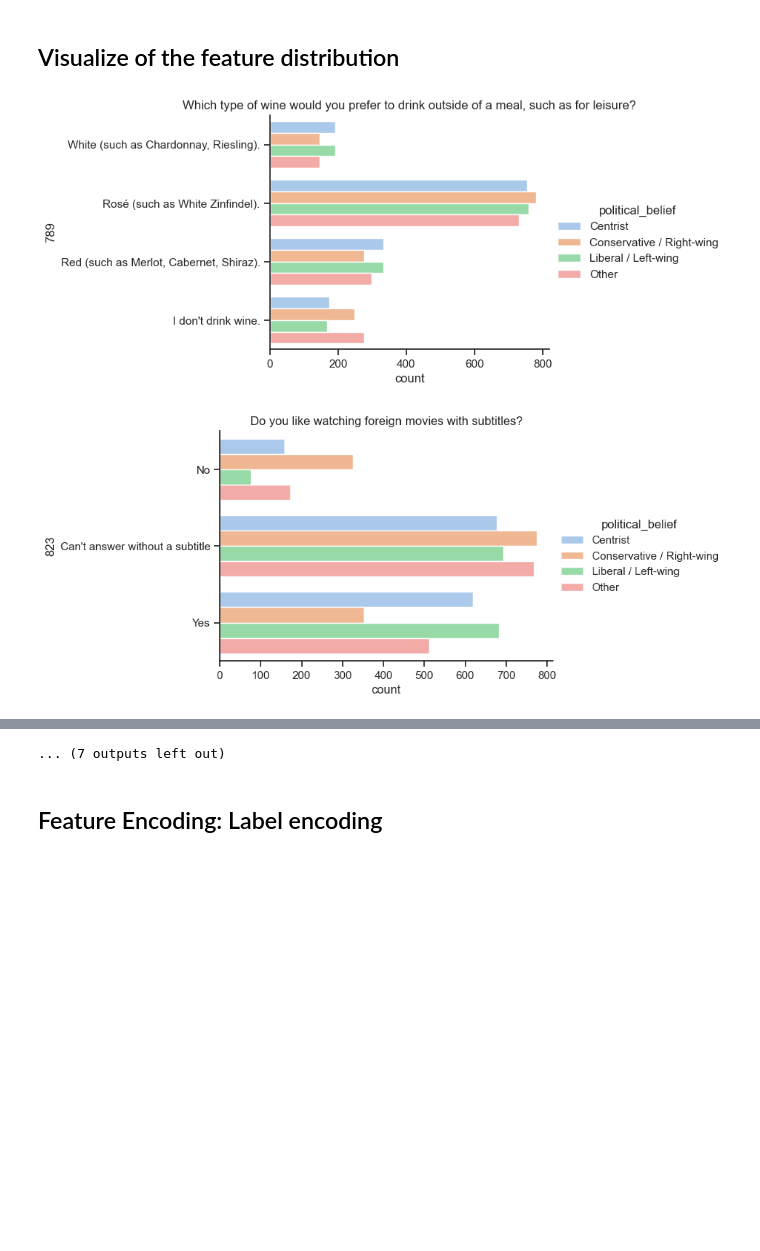
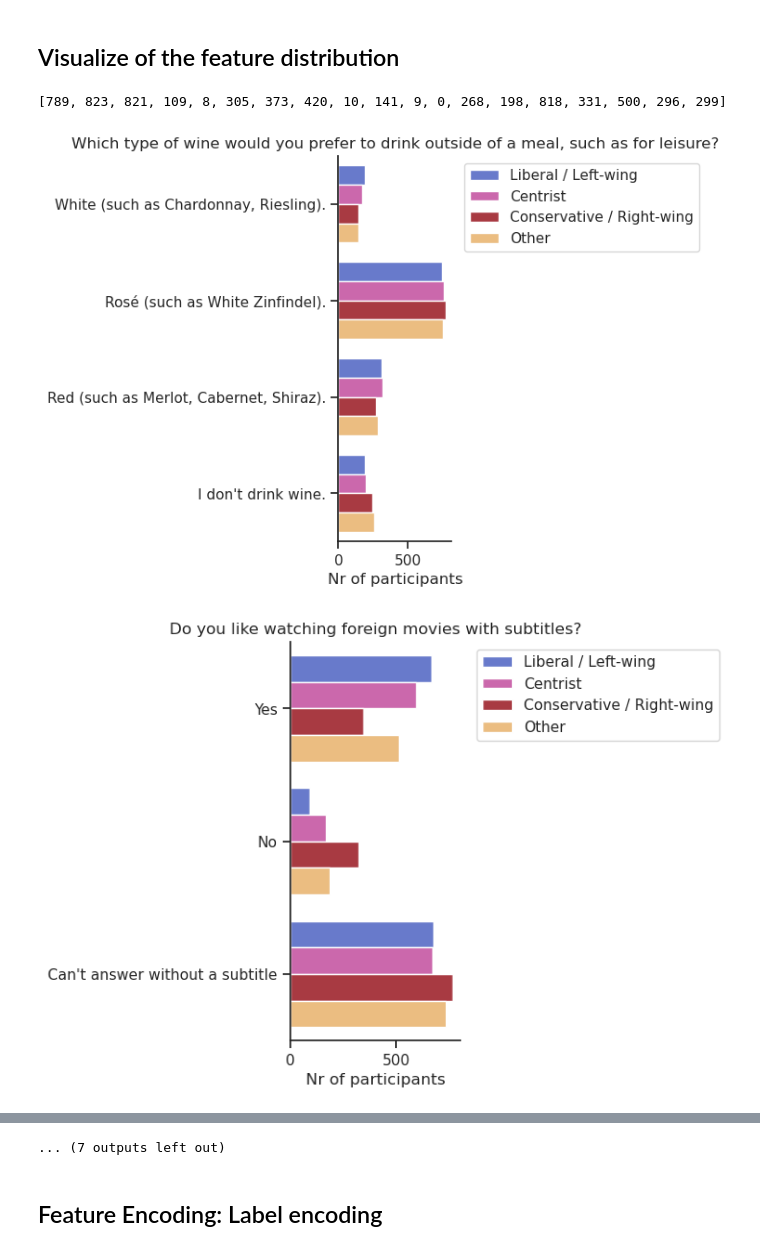
Before and after one commit to Anna53595/DatingLiteracy, a Jupyter notebook: data_analysis.ipynb, the cells around one changed output, grey strips where cells are left out. Drawn from its saved outputs; the diff is of its cells as text; code cells hidden in the pictures; blank space fills up the shorter version.

Commit message:
Changes in visualization

```diff
--- a/data_analysis.ipynb
+++ b/data_analysis.ipynb
@@ -194,7 +196,7 @@ plt.show()
 ## Downsampling the dataset with chosen features
 # %%
 top_questions = sorted_questions[:best_nr_of_questions].to_list()
-filter_by = top_questions + ['political_belief']
+filter_by = top_questions + ['political_belief', 'd_age', 'gender']
 downsampled_df = data[filter_by].dropna()
 n_conservative = downsampled_df.groupby('political_belief').count().iloc[1, 0]
 downsampled_df = downsampled_df.groupby('political_belief', group_keys=False).apply(lambda x: x.sample(n=n_conservative, random_state=1))
@@ -210,14 +213,42 @@ display(downsampled_df.head())
 # %% [markdown]
 ## Visualize of the feature distribution
+# %%
+print(top_questions)
+# %% [output]
+[789, 823, 821, 109, 8, 305, 373, 420, 10, 141, 9, 0, 268, 198, 818, 331, 500, 296, 299]
+# %%
+#add missing entries in 'Order' column
+for index, row in questions.iterrows():
+    if type(row['Order'])!=list:
+        order = [row['option_1'], row['option_2']]
+        if isinstance(row['option_3'], str):
+            order.append(row['option_3'])
+        if isinstance(row['option_4'], str):
+            order.append(row['option_4'])
+        questions.at[index, 'Order']=order
+
+#manually fix strange entries
+questions.at[296, 'Order']=['Yes', 'Sometimes', 'No']
+questions.at[299, 'Order']=['All the time', 'Sometimes', 'Rarely / never']
 # %%
 def plot_question_distribution(question: str, data: pd.DataFrame, questions: pd.DataFrame):
     """plots histogram of polical orientation for a given question"""
+#    plt.figure()
     title = questions.loc[question, 'text']
-    sns.catplot(
-        data=data, y=question, kind="count", hue='political_belief', palette="pastel", aspect=2, height = 4).set(title=title)
+
+    s = sns.catplot(
+        data=data, y=question, kind="count", hue='political_belief',
+        palette={'Liberal / Left-wing': '#5770db', 'Centrist': '#db57b2', 'Conservative / Right-wing': '#ba2832', 'Other': '#fdbf6f'},
+        hue_order= ['Liberal / Left-wing', 'Centrist', 'Conservative / Right-wing', 'Other'],
+        order = questions.loc[question, 'Order'],
+        legend = False,
+    ).set(xlabel ="Nr of participants", ylabel = "", title=title)
+    plt.legend(title="", bbox_to_anchor=(1.05, 1.0), loc='upper left')
+#    plt.savefig(fname='./figures/'+title, bbox_inches='tight')
+#    plt.close()
 
 for question in top_questions:
     plot_question_distribution(question, downsampled_df, questions)
 # %% [output]
-[figure, old version]
+[figure, new version]
-[figure, old version]
+[figure, new version]
```
Also changed, not shown: parts of 5 cells of this notebook.
